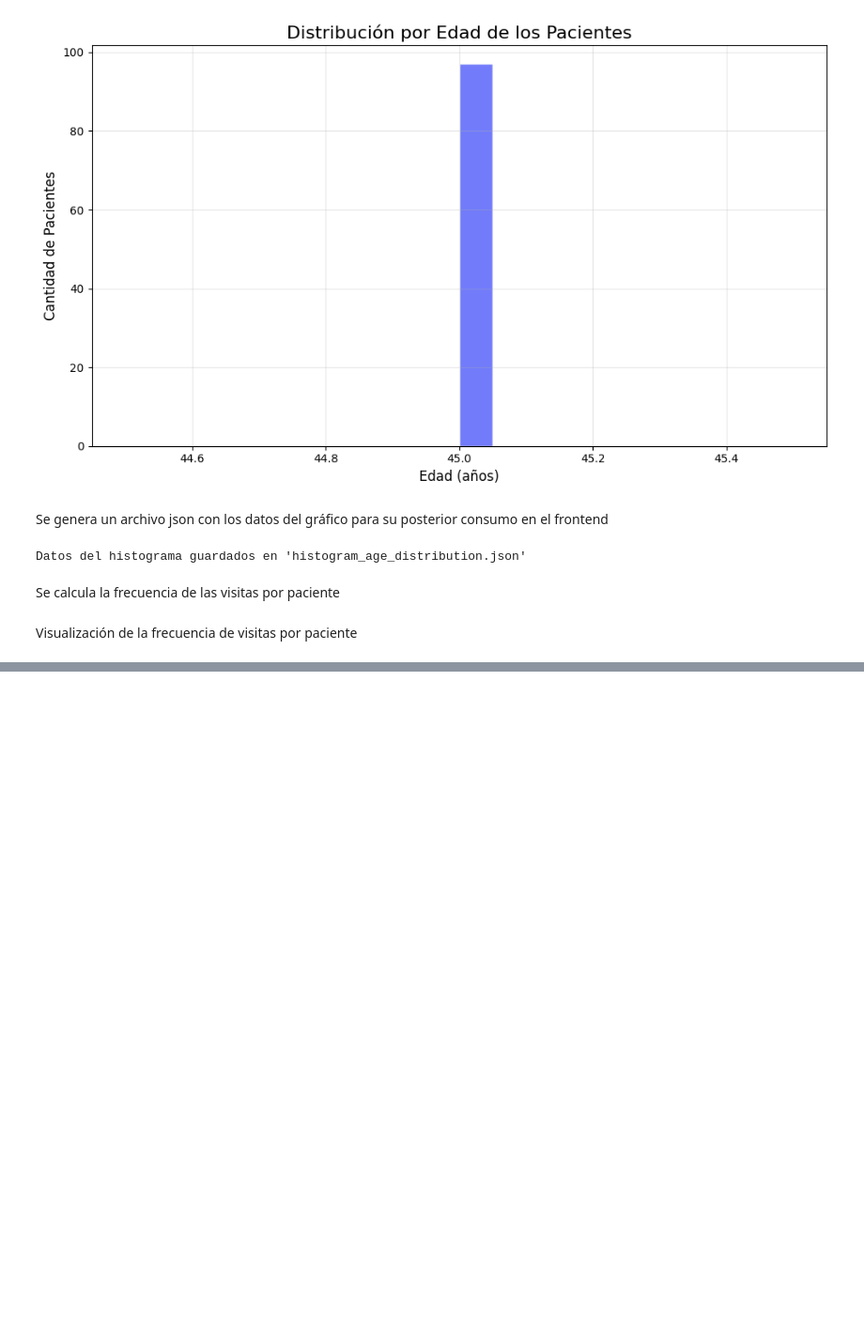
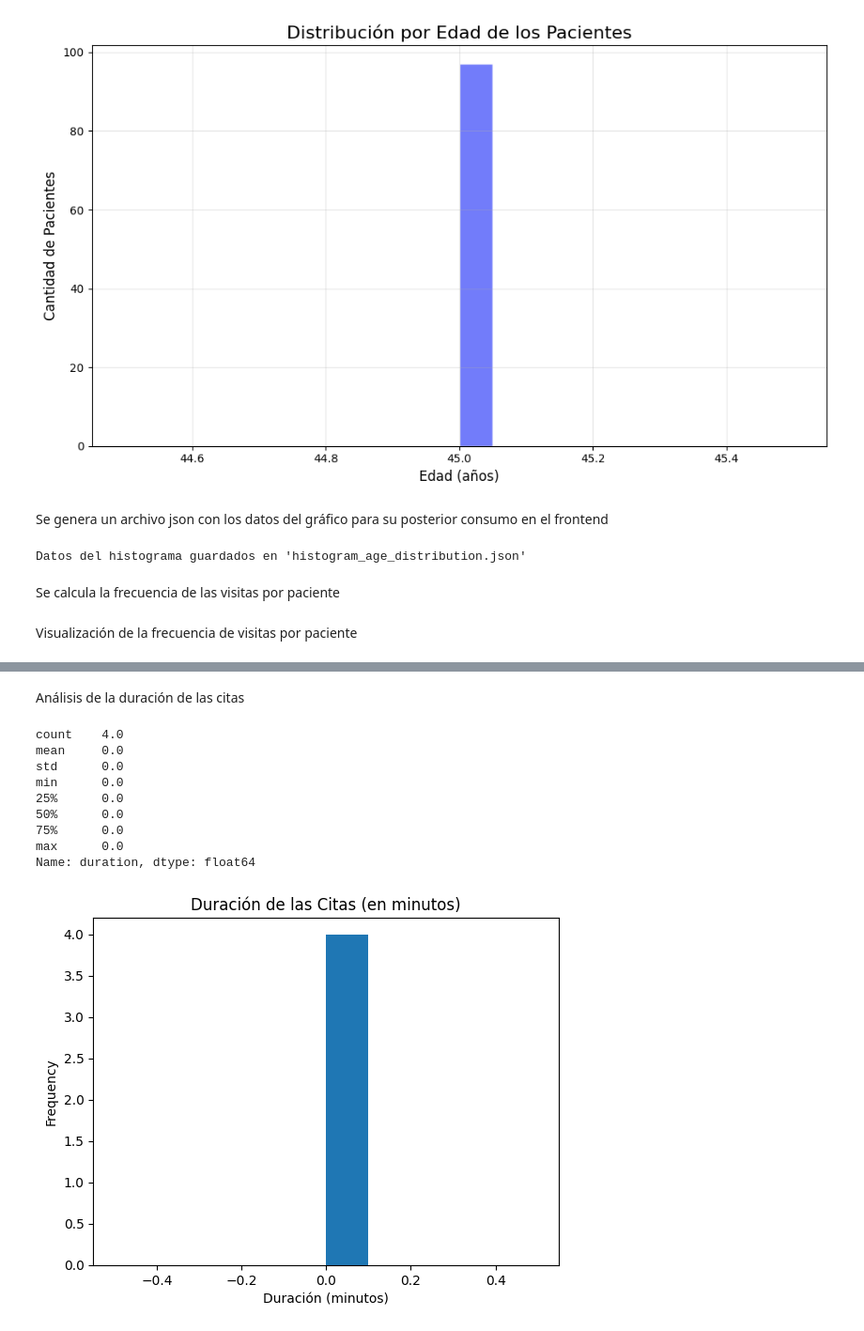
Before and after one commit to jorge210488/DentalRainMaker, a Jupyter notebook: notebooks/mongodb_connection.ipynb, the cells around one changed output, grey strips where cells are left out. Shown at 94% size. Drawn from its saved outputs; the diff is of its cells as text; code cells hidden in the pictures; blank space fills up the shorter version.

```diff
--- a/notebooks/mongodb_connection.ipynb
+++ b/notebooks/mongodb_connection.ipynb
@@ -397,0 +469,24 @@ plt.show()
+# %% [markdown]
+Análisis de la duración de las citas
+# %%
+# Calcular la duración de cada cita
+df_appointments['duration'] = (df_appointments['end_time'] - df_appointments['start_time']).dt.total_seconds() / 60
+
+# Estadísticas descriptivas de la duración
+print(df_appointments['duration'].describe())
+
+# Histograma de la duración de las citas
+df_appointments['duration'].plot(kind='hist', bins=10, title='Duración de las Citas (en minutos)')
+plt.xlabel('Duración (minutos)')
+plt.show()
+# %% [output]
+count    4.0
+mean     0.0
+std      0.0
+min      0.0
+25%      0.0
+50%      0.0
+75%      0.0
+max      0.0
+Name: duration, dtype: float64
+[figure, added]
```
Also changed, not shown: parts of 22 cells of this notebook.
